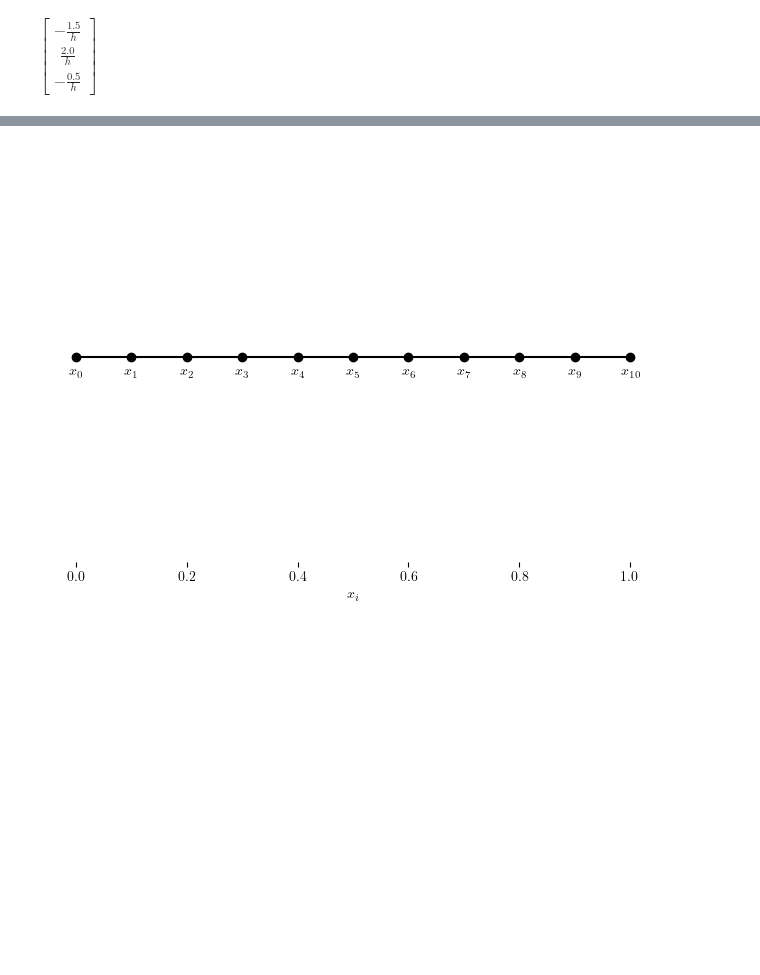
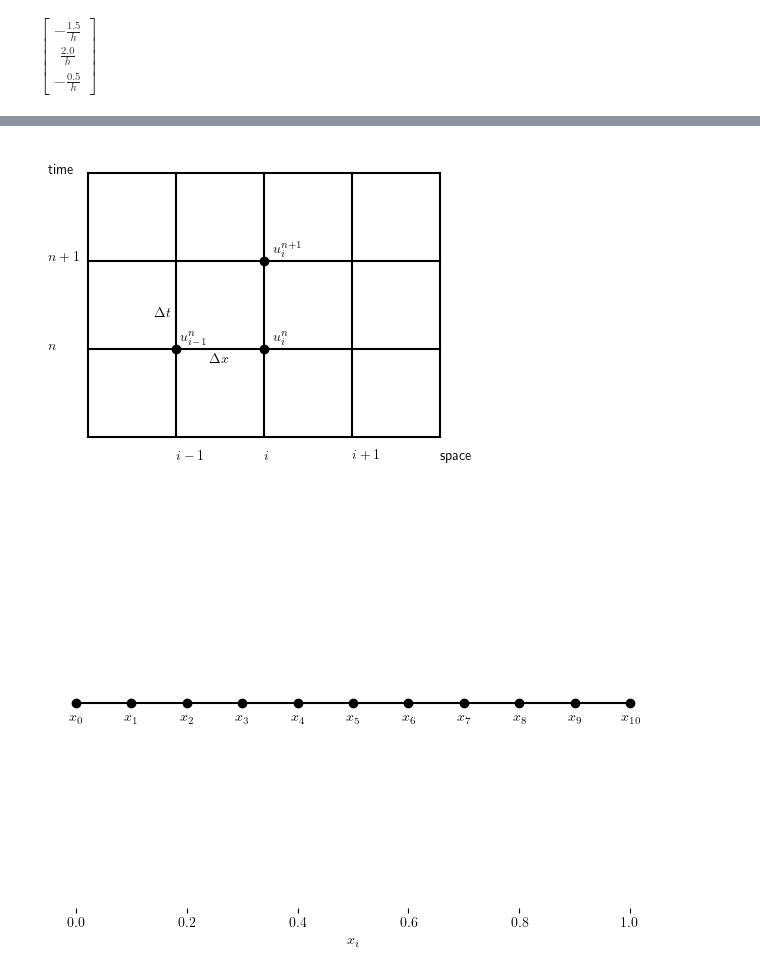
Before and after one commit to cpp-review-dune/python-pde, a Jupyter notebook: pde-book/notes-fda.ipynb, the cells around one changed output, grey strips where cells are left out. Drawn from its saved outputs; the diff is of its cells as text; code cells hidden in the pictures; blank space fills up the shorter version.

```diff
--- a/pde-book/notes-fda.ipynb
+++ b/pde-book/notes-fda.ipynb
@@ -415,2 +434,28 @@ $$
+# %%
+fig = plt.figure(figsize=(5, 4))
+for i in range(4):
+    plt.plot((0, 4), (i, i), "k")
+for j in range(5):
+    plt.plot((j, j), (0, 3), "k")
+plt.plot(2, 2, "ko")
+plt.plot(2, 1, "ko")
+plt.plot(1, 1, "ko")
+ax = fig.gca()
+ax.axis("off")
+ax.axis("equal")
+plt.text(1, -0.25, "$i-1$")
+plt.text(2, -0.25, "$i$")
+plt.text(3, -0.25, "$i+1$")
+plt.text(1.38, 0.85, r"$\Delta x$")
+plt.text(2.1, 1.1, "$u^n_i$")
+plt.text(2.1, 2.1, "$u^{n+1}_i$")
+plt.text(1.05, 1.1, "$u^{n}_{i-1}$")
+plt.text(0.75, 1.38, r"$\Delta t$")
+plt.text(-0.45, 1, "$n$")
+plt.text(-0.45, 2, "$n+1$")
+plt.text(-0.45, 3, "time")
+plt.text(4, -0.25, "space");
+# %% [output]
+[figure, added]
 # %%
 N = 11  # number of nodes
```
Also changed, not shown: parts of 10 cells of this notebook, 3 other files.
